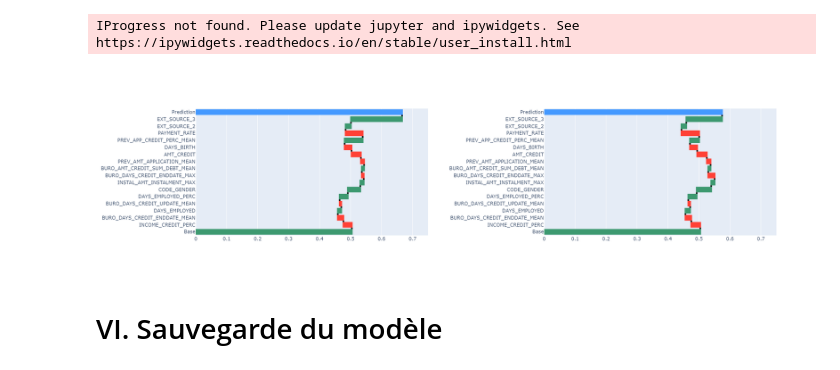
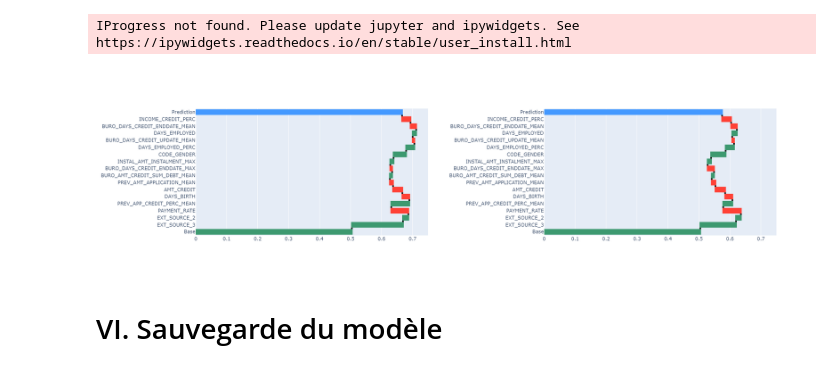
Before and after one commit to JGosteau/OC-Projet7-Scoring_App-API_Part, a Jupyter notebook: notebook.ipynb, the cells around one changed output. Drawn from its saved outputs; the diff is of its cells as text; code cells hidden in the pictures.

```diff
--- a/notebook.ipynb
+++ b/notebook.ipynb
@@ -470,6 +499,7 @@ sorted_feat_wo_score= pd.Series(gbc_wo_source_rfe.classif.feature_importances_,
 # %%
 fig = make_subplots(rows=1, cols=2, horizontal_spacing=0.2, )
 contribs = pd.concat((contribs_w_source.loc[['Base']],contribs_w_source.loc[sorted_feat_w_score], contribs_w_source.loc[['Prediction']]))
+contribs = contribs_w_source.copy()
 trace = go.Waterfall(
             name = "Prediction", #orientation = "h",
             measure = ["relative"] * (len(contribs)-1) + ["total"],
@@ -488,36 +518,37 @@ trace = go.Waterfall(
 #fig.add_trace(trace, row=1, col=2)
 
 contribs = pd.concat((contribs_w_source1.loc[['Base']],contribs_w_source1.loc[sorted_feat_w_score], contribs_w_source1.loc[['Prediction']]))
+contribs = contribs_w_source1.copy()
 trace = go.Waterfall(
             name = "Prediction", #orientation = "h",
             measure = ["relative"] * (len(contribs)-1) + ["total"],
             y = contribs.index,
             x = contribs.Contributions, orientation='h',
             connector = {"mode":"between", "line":{"width":4, "color":"rgb(0, 0, 0)", "dash":"solid"}})
 fig.add_trace(trace, row=1, col=2)
 
 contribs = pd.concat((contribs_wo_source2.loc[['Base']],contribs_wo_source2.loc[sorted_feat_wo_score], contribs_wo_source2.loc[['Prediction']]))
 trace = go.Waterfall(
             name = "Prediction", #orientation = "h",
             measure = ["relative"] * (len(contribs)-1) + ["total"],
             y = contribs.index,
             x = contribs.Contributions, orientation='h',
             connector = {"mode":"between", "line":{"width":4, "color":"rgb(0, 0, 0)", "dash":"solid"}})
 #fig.add_trace(trace, row=2, col=2)
 fig.update_xaxes(range=[0, 0.75])
 fig.update_layout(
     showlegend=False,
     #height=1000
     )
 
 
 if image_display == 'interactive' :
     display(fig)
 else :
     img_bytes = fig.to_image(format="png", width=1800, scale=1)
     display(Image(img_bytes))
 # %% [output]
-[figure, old version]
+[figure, new version]
 # %% [markdown]
 # <a name='VI'>VI. Sauvegarde du modèle</a>
 # %%
```
Also changed, not shown: parts of 8 cells of this notebook, 10 other files.
